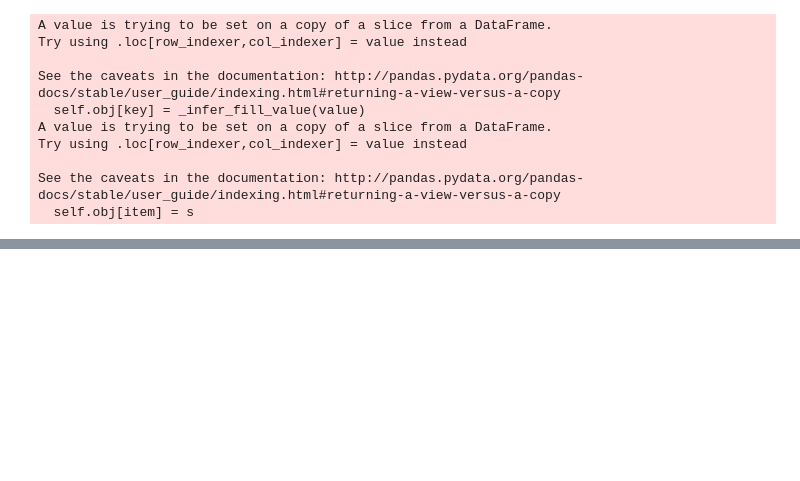
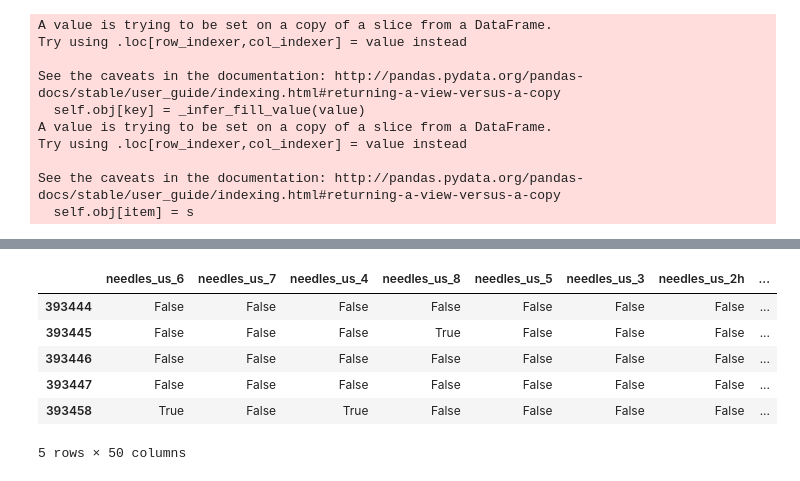
Before and after one commit to jweinreb-zz/knitpick, a Jupyter notebook: models.ipynb, the cells around one changed output, grey strips where cells are left out. Cells and saved outputs as stored; diff of their text form; code cells hidden in the pictures; blank space fills up the shorter version.

```diff
--- a/models.ipynb
+++ b/models.ipynb
@@ -226,6 +230,6 @@ See the caveats in the documentation: http://pandas.pydata.org/pandas-docs/stabl
 # %%
-df2 = df2[['projects_count']+ bool_cols + numeric_cols + cat_cols].dropna()
-y2 = df2.projects_count
+df2 = df2[['price']+ bool_cols + numeric_cols + cat_cols].dropna()
+y2 = df2.price
 X2 = df2[bool_cols + numeric_cols + cat_cols]
 X2_train, X2_test, y2_train, y2_test = \
 train_test_split(X2, y2, test_size=0.2, random_state=42)
@@ -284,0 +298,19 @@ print(f"MSE: {np.sqrt(mean_squared_error(y2_test, X2_test.cat_mean))}")
+# %%
+df2 = DF[(DF.currency == 'USD') & \
+             (DF.price <= 17) & \
+             (DF.price > 0) & \
+             pd.notnull(DF.price)]
+
+df2.loc[:, 'buttoned_mod'] = df2[['attribute_buttoned', 'attribute_buttonholes']].max(axis=1)
+df2.loc[:, 'price'] = df2.price.apply(lambda x: float(x) if pd.notnull(x) else 0)
+df2.loc[:, 'projects_count'] = df2.projects_count.apply(lambda x: float(x) if pd.notnull(x) else 0)
+for cat_col in cat_cols:
+    df2.loc[:, cat_col] = df2[cat_col].apply(lambda x: str(x))
+
+for num_col in numeric_cols + ['projects_count']:
+    df2.loc[:, num_col] = df2[num_col].apply(lambda x: float(x))
+
+df2 = df2[['projects_count']+ bool_cols + numeric_cols + cat_cols].dropna()
+X2 = df2[bool_cols + numeric_cols + cat_cols]
+X2.loc[:, 'pred_price'] = rf_pipe.predict(X2)
+y2 = df2['projects_count']
@@ -284,0 +328,11 @@ print(f"MSE: {np.sqrt(mean_squared_error(y2_test, X2_test.cat_mean))}")
+# %%
+X2_train, X2_test, y2_train, y2_test = \
+train_test_split(X2, y2, test_size=0.2, random_state=42)
+# %% [output]
+|  | needles_us_6 | needles_us_7 | needles_us_4 | needles_us_8 | needles_us_5 | needles_us_3 | needles_us_2h | ... |
+| 393444 | False | False | False | False | False | False | False | ... |
+| 393445 | False | False | False | True | False | False | False | ... |
+| 393446 | False | False | False | False | False | False | False | ... |
+| 393447 | False | False | False | False | False | False | False | ... |
+| 393458 | True | False | True | False | False | False | False | ... |
+5 rows × 50 columns
```
Also changed, not shown: parts of 17 cells of this notebook, 6 other files.
